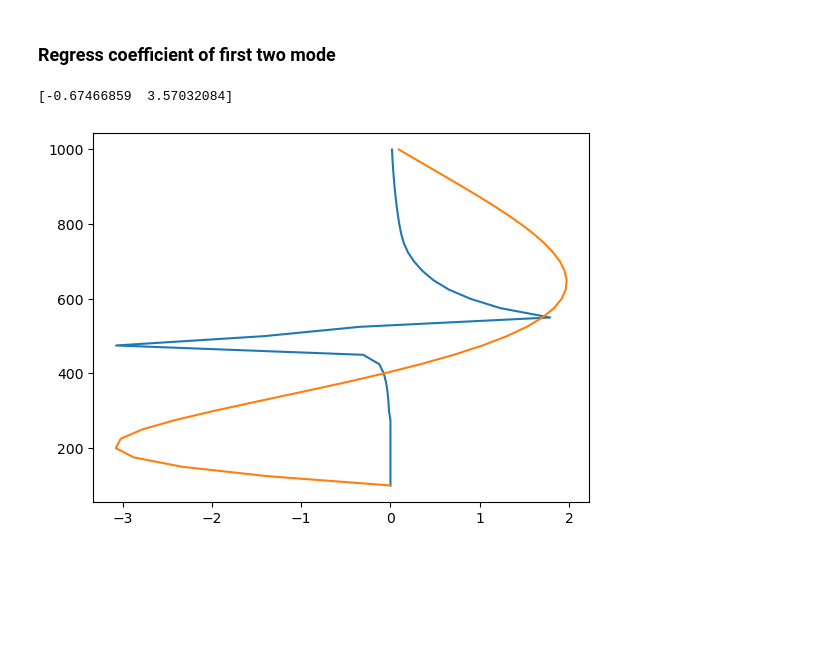
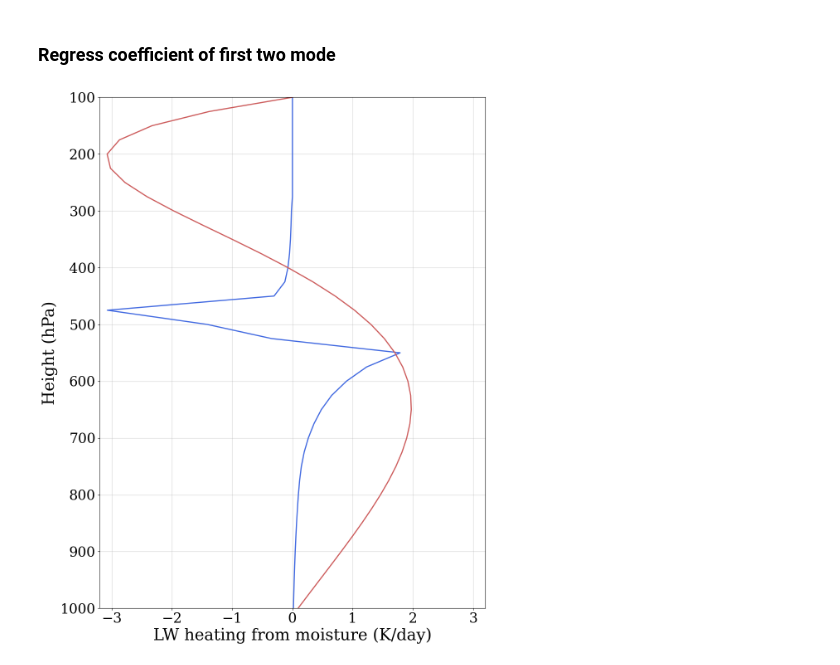
Before and after one commit to JosephKan828/Moisture_Stratiform_Instability, a Jupyter notebook: Code/LRF/RRTMG_LRF.ipynb, the cells around one changed output. Drawn from its saved outputs; the diff is of its cells as text; code cells hidden in the pictures; blank space fills up the shorter version.

```diff
--- a/Code/LRF/RRTMG_LRF.ipynb
+++ b/Code/LRF/RRTMG_LRF.ipynb
@@ -123,15 +136,21 @@ plt.show()
 # %%
 z_std = np.array(mpcalc.pressure_to_height_std(levs*units.hPa))*1000;
 G1 = np.pi/2 * np.sin(np.pi*(z_std)/z_std[0]);
 G2 = np.pi/2 * np.sin(2*np.pi*(z_std)/z_std[0]);
 
 A = np.vstack([G1, G2]).T
 
 coeff = np.array(mid_q_lw) @ np.array(A)
 
-plt.plot(mid_q_lw, levs, label='RRTMG')
-plt.plot(G1*(-0.5)+G2*1.6, levs, label='1st mode')
-print(coeff)
+plt.figure(figsize=(12,16))
+plt.plot(mid_q_lw, levs, color="royalblue", lw=2, label='RRTMG')
+plt.plot(G1*(-0.5)+G2*1.6, levs, color="indianred", lw=2, label='Regress')
+plt.xlabel("LW heating from moisture (K/day)")
+plt.ylabel("Height (hPa)")
+plt.xlim(-3.2, 3.2)
+plt.ylim(1000,100)
+plt.savefig("/home/b11209013/2025_Research/MSI/Fig/RRTMG_LRF_q_lw_mid500_reg.png", dpi=300);
+plt.show()
+plt.close()
 # %% [output]
-[-0.67466859  3.57032084]
-[figure, old version]
+[figure, new version]
```
Also changed, not shown: parts of 2 cells of this notebook, 3 other files.
